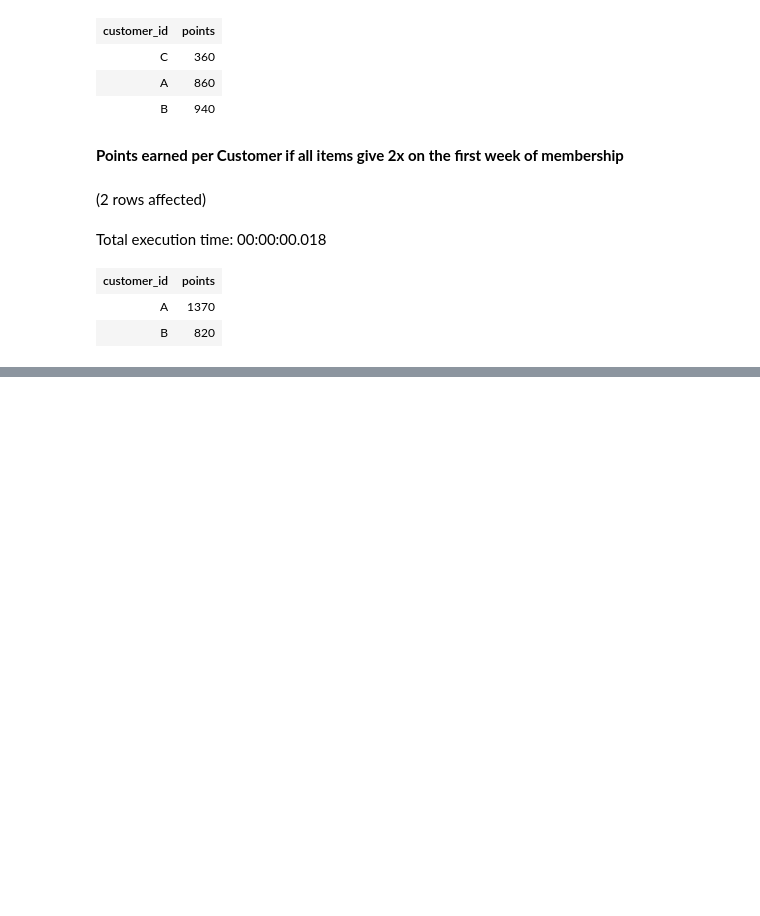
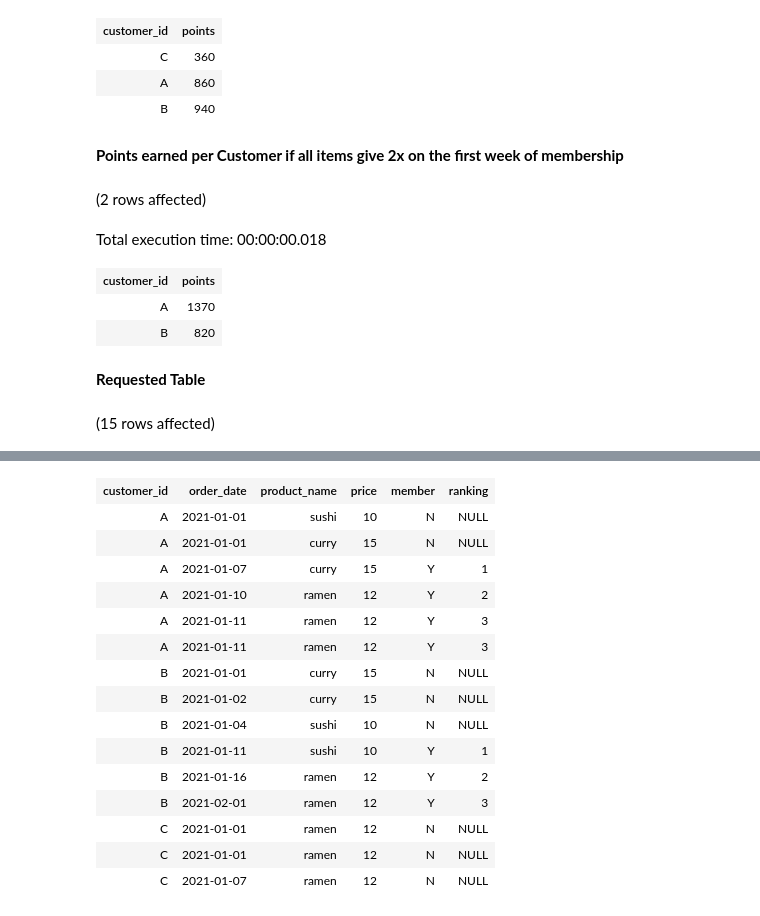
Before and after one commit to alantheanalyst/Customer_and_Subscription_Insights, a Jupyter notebook: Queries.ipynb, the cells around one changed output, grey strips where cells are left out. Drawn from its saved outputs; the diff is of its cells as text; code cells hidden in the pictures; blank space fills up the shorter version.

```diff
--- a/Queries.ipynb
+++ b/Queries.ipynb
@@ -195,3 +195,29 @@ Total execution time: 00:00:00.018
 | customer_id | points |
 | A | 1370 |
 | B | 820 |
+# %% [markdown]
+**Requested Table**
+# %%
+WITH cte as (
+SELECT a.customer_id,
+order_date,
+product_name,
+price,
+CASE
+    when order_date >= join_date and a.customer_id = c.customer_id then 'Y'
+    else 'N'
+END as member
+FROM sales a join menu b
+on a.product_id = b.product_id
+full outer join members c
+on a.customer_id = c.customer_id
+)
+SELECT *,
+CASE
+    when member = 'Y' then DENSE_RANK() over(partition by member, customer_id order by order_date)
+     else null
+end as ranking
+FROM cte
+ORDER BY customer_id
+# %% [output]
+(15 rows affected)
@@ -197,0 +225,16 @@ Total execution time: 00:00:00.018
+| customer_id | order_date | product_name | price | member | ranking |
+| A | 2021-01-01 | sushi | 10 | N | NULL |
+| A | 2021-01-01 | curry | 15 | N | NULL |
+| A | 2021-01-07 | curry | 15 | Y | 1 |
+| A | 2021-01-10 | ramen | 12 | Y | 2 |
+| A | 2021-01-11 | ramen | 12 | Y | 3 |
+| A | 2021-01-11 | ramen | 12 | Y | 3 |
+| B | 2021-01-01 | curry | 15 | N | NULL |
+| B | 2021-01-02 | curry | 15 | N | NULL |
+| B | 2021-01-04 | sushi | 10 | N | NULL |
+| B | 2021-01-11 | sushi | 10 | Y | 1 |
+| B | 2021-01-16 | ramen | 12 | Y | 2 |
+| B | 2021-02-01 | ramen | 12 | Y | 3 |
+| C | 2021-01-01 | ramen | 12 | N | NULL |
+| C | 2021-01-01 | ramen | 12 | N | NULL |
+| C | 2021-01-07 | ramen | 12 | N | NULL |
```
Also changed, not shown: parts of 1 cell of this notebook.
